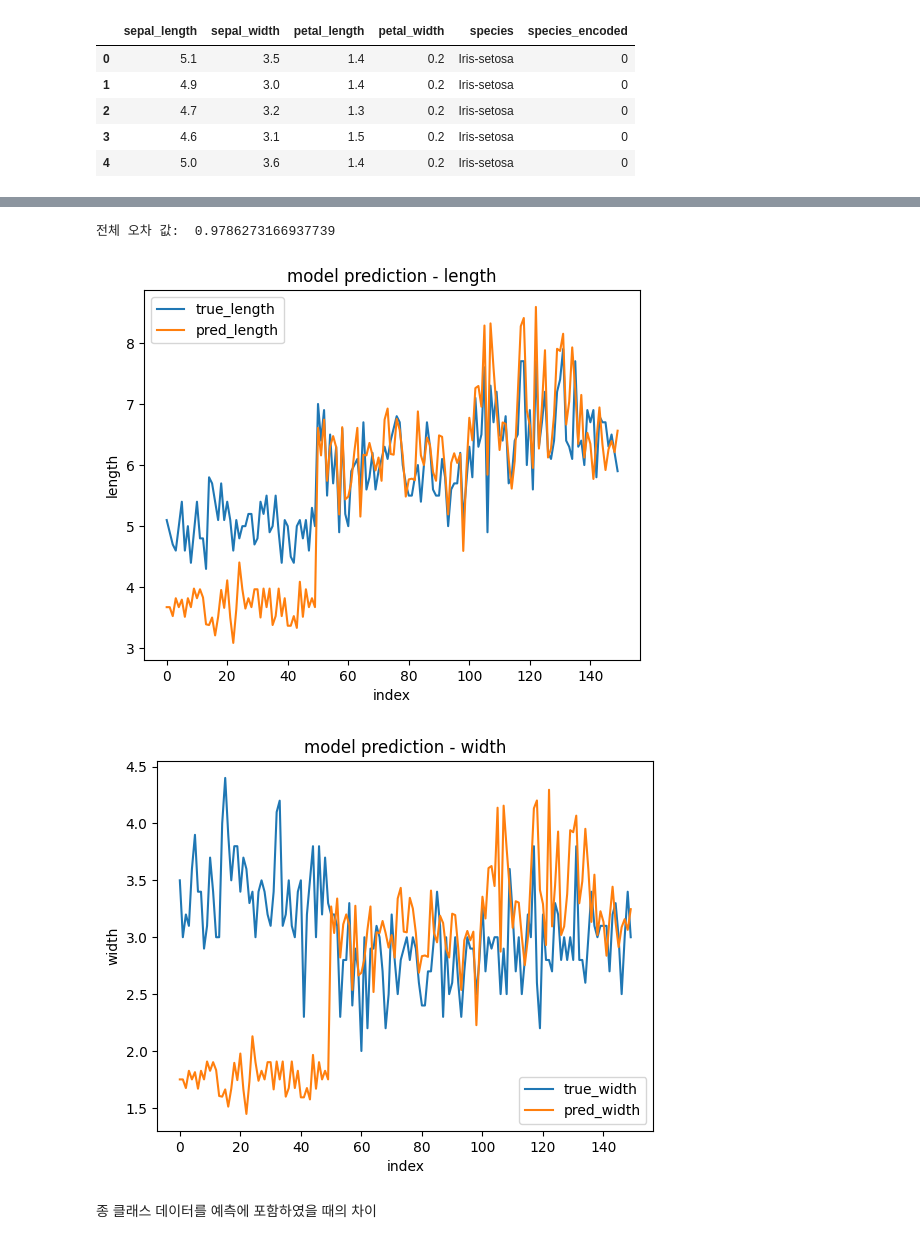
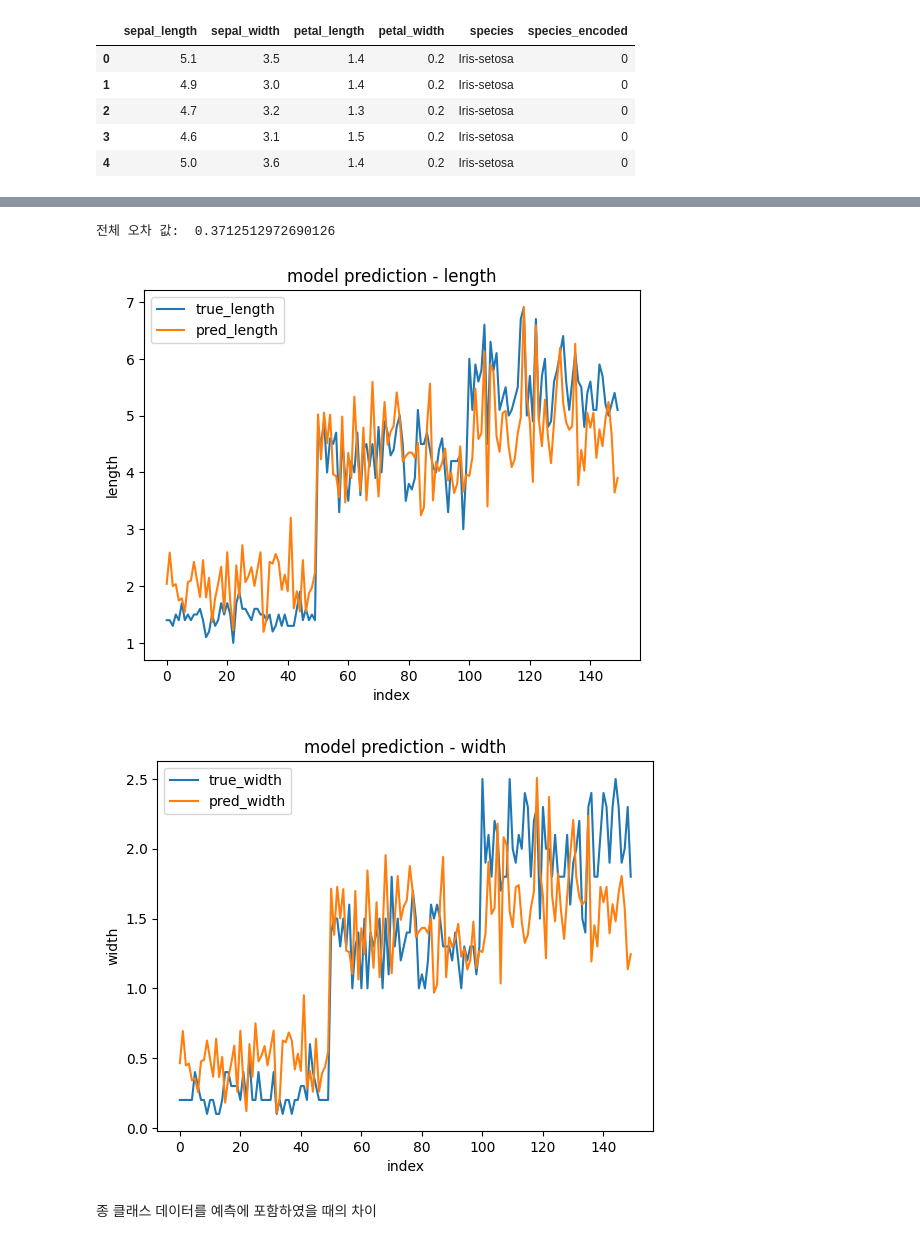
Before and after one commit to Nedian0Brien/DeepLearning_lecture, a Jupyter notebook: 과제2 코드.ipynb, the cells around one changed output, grey strips where cells are left out. Saved outputs shown, nothing was run; the diff lists cells and outputs as text; code cells hidden in the pictures.

```diff
--- a/과제2 코드.ipynb
+++ b/과제2 코드.ipynb
@@ -349,8 +359,8 @@ df_iris.head()
 | 3 | 4.6 | 3.1 | 1.5 | 0.2 | Iris-setosa | 0 |
 | 4 | 5.0 | 3.6 | 1.4 | 0.2 | Iris-setosa | 0 |
 # %%
-x = df_iris[['petal_length', 'petal_width']]
-y = df_iris[['sepal_length', 'sepal_width']]
+x = df_iris[['sepal_length', 'sepal_width']]
+y = df_iris[['petal_length', 'petal_width']]
 # %%
 model2 = Sequential()
 model2.add(Dense(2, input_dim=2, activation='relu', name='Dense_1'))
@@ -441,7 +459,7 @@ df_iris['species_encoded'] = pd.factorize(df_iris['species'])[0]
 print('전체 오차 값: ', np.mean((y_predict - y)**2))
 
 #새로운 데이터 예측값 시각화하기
-plt.plot(y['sepal_length'], label=('true_length'))
+plt.plot(y['petal_length'], label=('true_length'))
 plt.plot(y_predict[:, 0], label=('pred_length'))
 
 plt.title('model prediction - length')
@@ -451,21 +469,21 @@ plt.ylabel('length')
 plt.legend()
 plt.show()
 # %% [output]
-전체 오차 값:  0.9786273166937739
+전체 오차 값:  0.3712512972690126
-[figure, old version]
+[figure, new version]
 # %%
 #새로운 데이터 예측값 시각화하기
-plt.plot(y['sepal_width'], label=('true_width'))
+plt.plot(y['petal_width'], label=('true_width'))
 plt.plot(y_predict[:, 1], label=('pred_width'))
 
 plt.title('model prediction - width')
 plt.xlabel('index')
 plt.ylabel('width')
 
 plt.legend()
 plt.show()
 # %% [output]
-[figure, old version]
+[figure, new version]
 # %% [markdown]
 종 클래스 데이터를 예측에 포함하였을 때의 차이
 # %%
```
Also changed, not shown: parts of 17 cells of this notebook.
